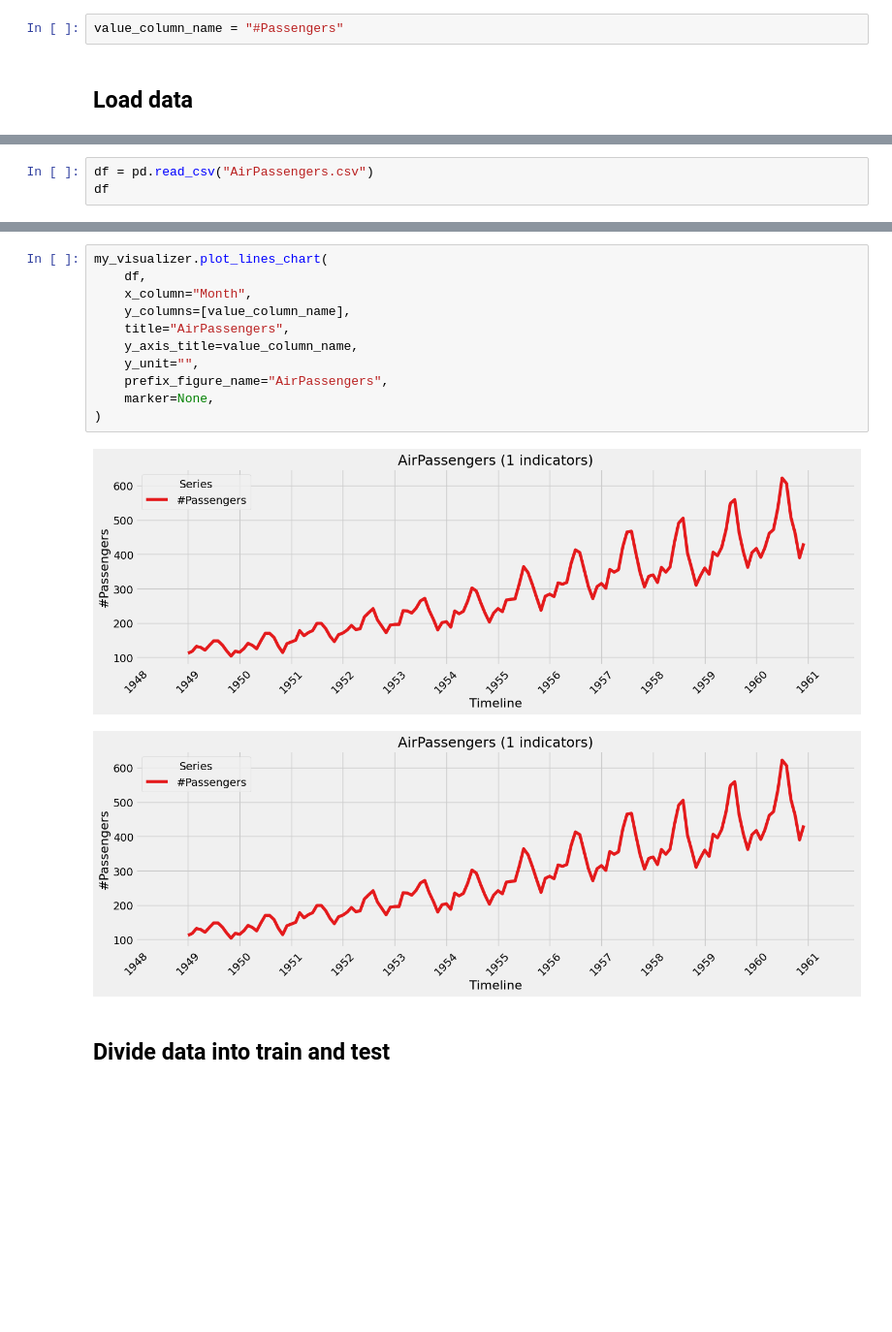
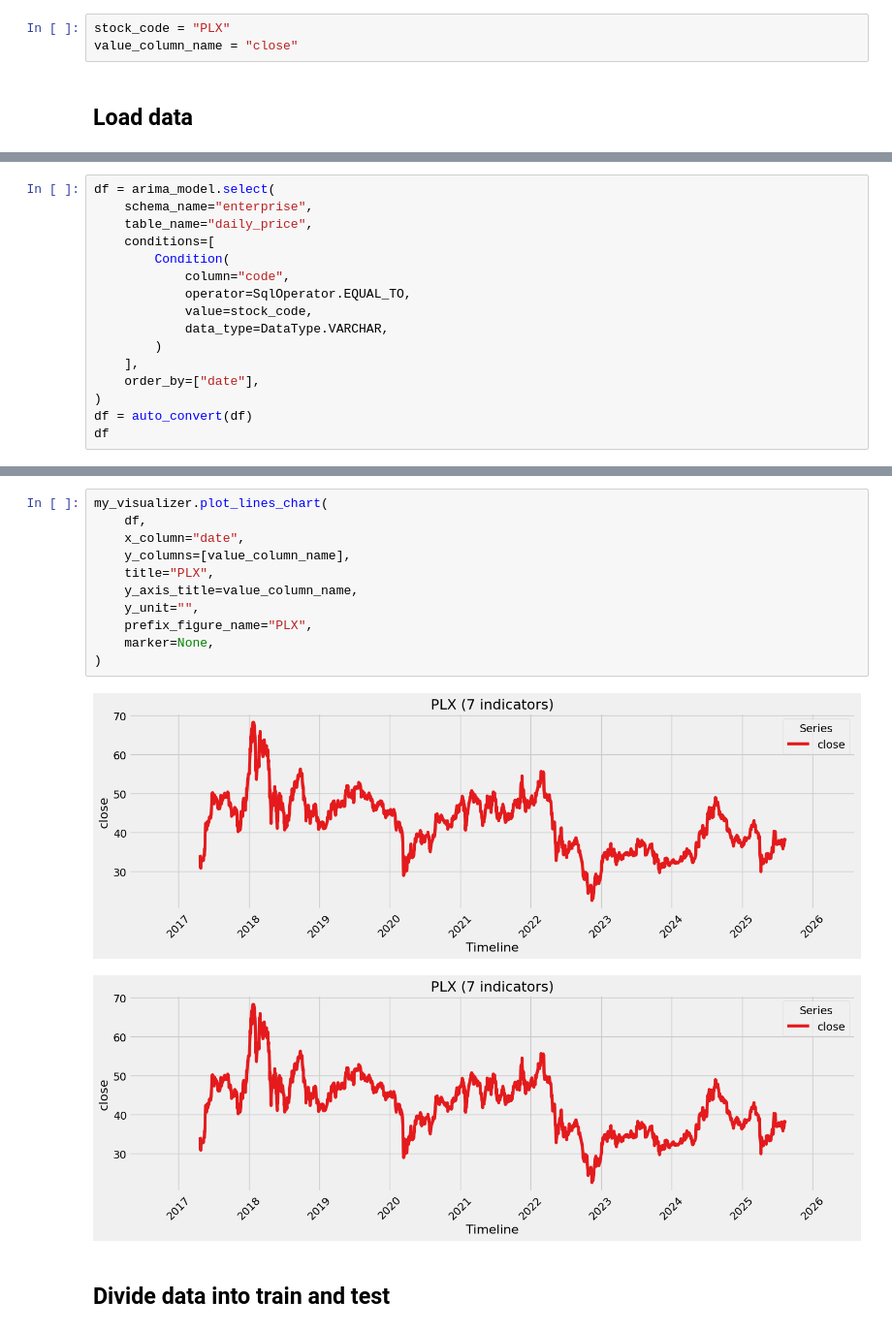
Before and after one commit to DucTrung1802/master-thesis, a Jupyter notebook: src/visualization/arima_visualization.ipynb, the cells around one changed output, grey strips where cells are left out. Shown at 97% size. Drawn from its saved outputs; the diff is of its cells as text; blank space fills up the shorter version.

```diff
--- a/src/visualization/arima_visualization.ipynb
+++ b/src/visualization/arima_visualization.ipynb
@@ -36,6 +86,7 @@ arima_model = ArimaModel(logger=my_logger)
 # %% [markdown]
 ## Parameters
 # %%
-value_column_name = "#Passengers"
+stock_code = "PLX"
+value_column_name = "close"
 # %% [markdown]
 ## Load data
@@ -42,4 +97,17 @@ value_column_name = "#Passengers"
 # %%
-df = pd.read_csv("AirPassengers.csv")
+df = arima_model.select(
+    schema_name="enterprise",
+    table_name="daily_price",
+    conditions=[
+        Condition(
+            column="code",
+            operator=SqlOperator.EQUAL_TO,
+            value=stock_code,
+            data_type=DataType.VARCHAR,
+        )
+    ],
+    order_by=["date"],
+)
+df = auto_convert(df)
 df
 # %% [output]
@@ -59,17 +127,17 @@ df
 # %%
 my_visualizer.plot_lines_chart(
     df,
-    x_column="Month",
+    x_column="date",
     y_columns=[value_column_name],
-    title="AirPassengers",
+    title="PLX",
     y_axis_title=value_column_name,
     y_unit="",
-    prefix_figure_name="AirPassengers",
+    prefix_figure_name="PLX",
     marker=None,
 )
 # %% [output]
-[figure, old version]
+[figure, new version]
-[figure, old version]
+[figure, new version]
 # %% [markdown]
 ## Divide data into train and test
 # %%
```
Also changed, not shown: parts of 13 cells of this notebook, 5 other files.
